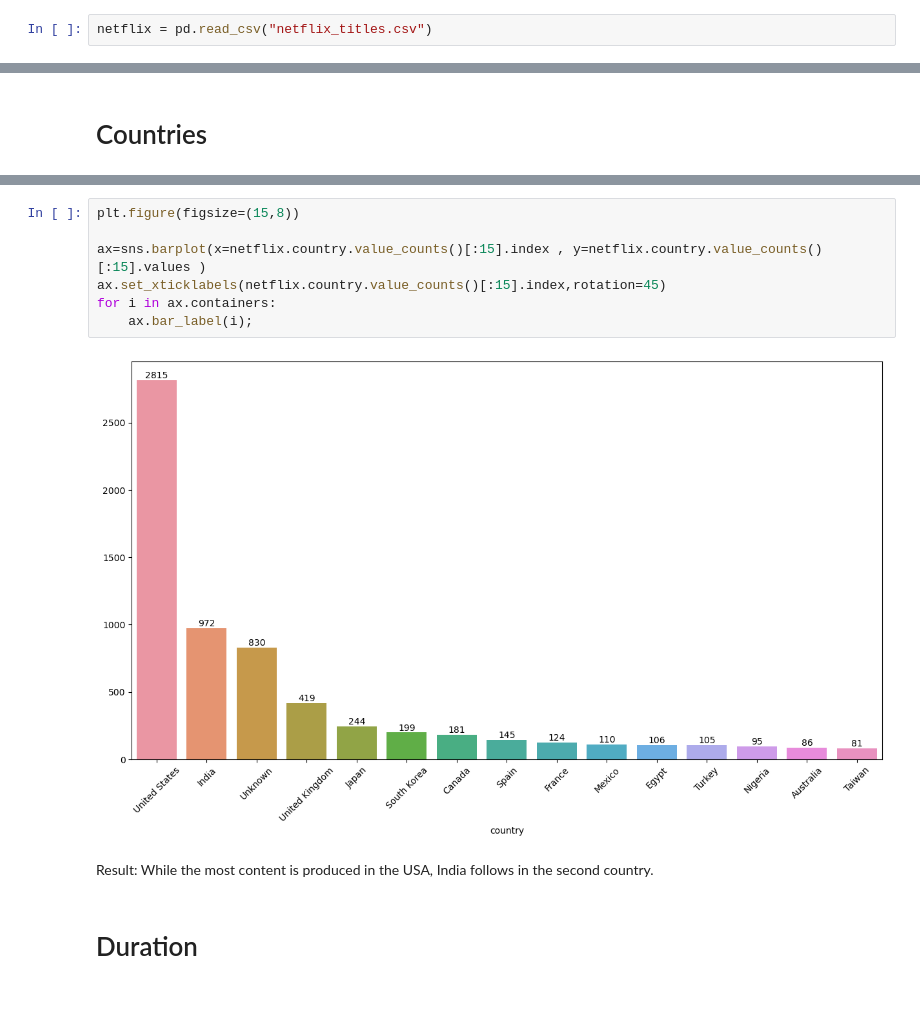
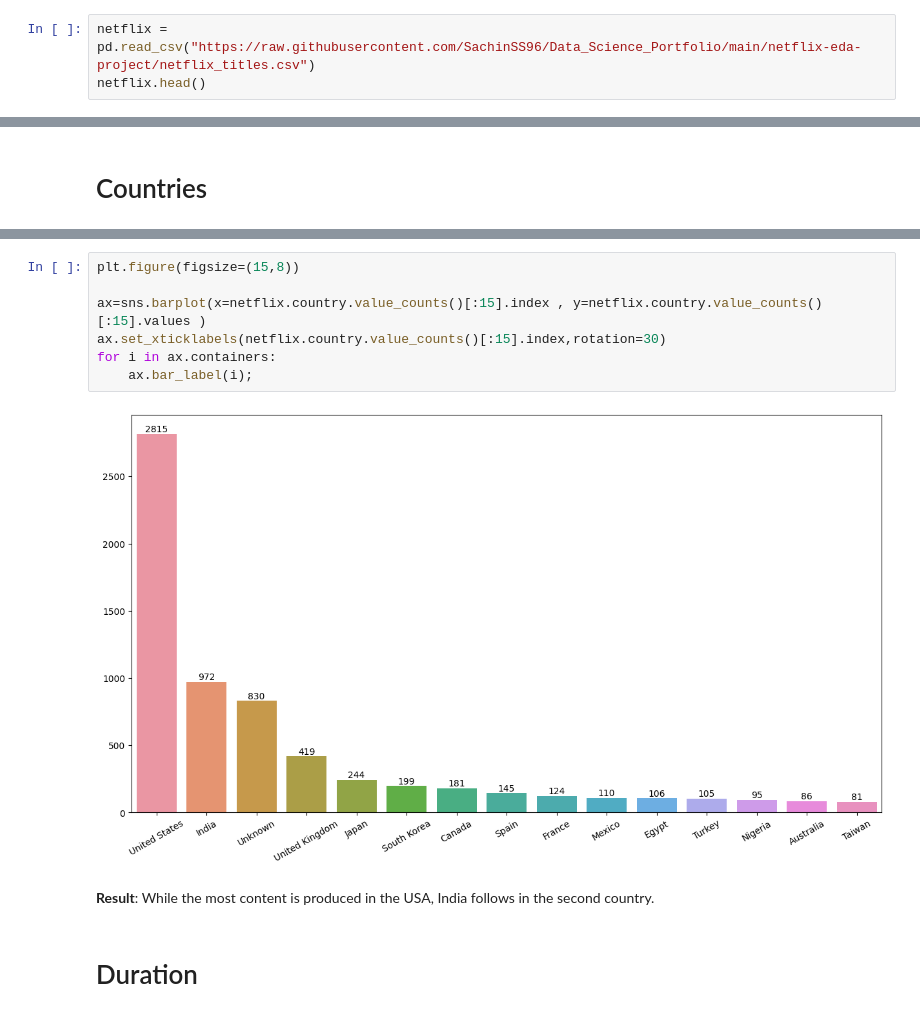
Before and after one commit to SachinSS96/Portfolio, a Jupyter notebook: netflix-eda-project/netflix-eda-project.ipynb, the cells around one changed output, grey strips where cells are left out. Cells and saved outputs as stored; diff of their text form.

```diff
--- a/netflix-eda-project/netflix-eda-project.ipynb
+++ b/netflix-eda-project/netflix-eda-project.ipynb
@@ -4,4 +4,5 @@ import pandas as pd
 import seaborn as sns
 from matplotlib import pyplot as plt
 # %%
-netflix = pd.read_csv("netflix_titles.csv")
+netflix = pd.read_csv("https://raw.githubusercontent.com/SachinSS96/Data_Science_Portfolio/main/netflix-eda-project/netflix_titles.csv")
+netflix.head()
@@ -396,14 +396,14 @@ Top_15_Country
 # %%
 plt.figure(figsize=(15,8))
 
 ax=sns.barplot(x=netflix.country.value_counts()[:15].index , y=netflix.country.value_counts()[:15].values )
-ax.set_xticklabels(netflix.country.value_counts()[:15].index,rotation=45)
+ax.set_xticklabels(netflix.country.value_counts()[:15].index,rotation=30)
 for i in ax.containers:
     ax.bar_label(i);
 # %% [output]
-[figure, old version]
+[figure, new version]
 # %% [markdown]
-Result: While the most content is produced in the USA, India follows in the second country.
+**Result**: While the most content is produced in the USA, India follows in the second country.
 # %% [markdown]
 # Duration
 # %%
```
Also changed, not shown: parts of 15 cells of this notebook.
